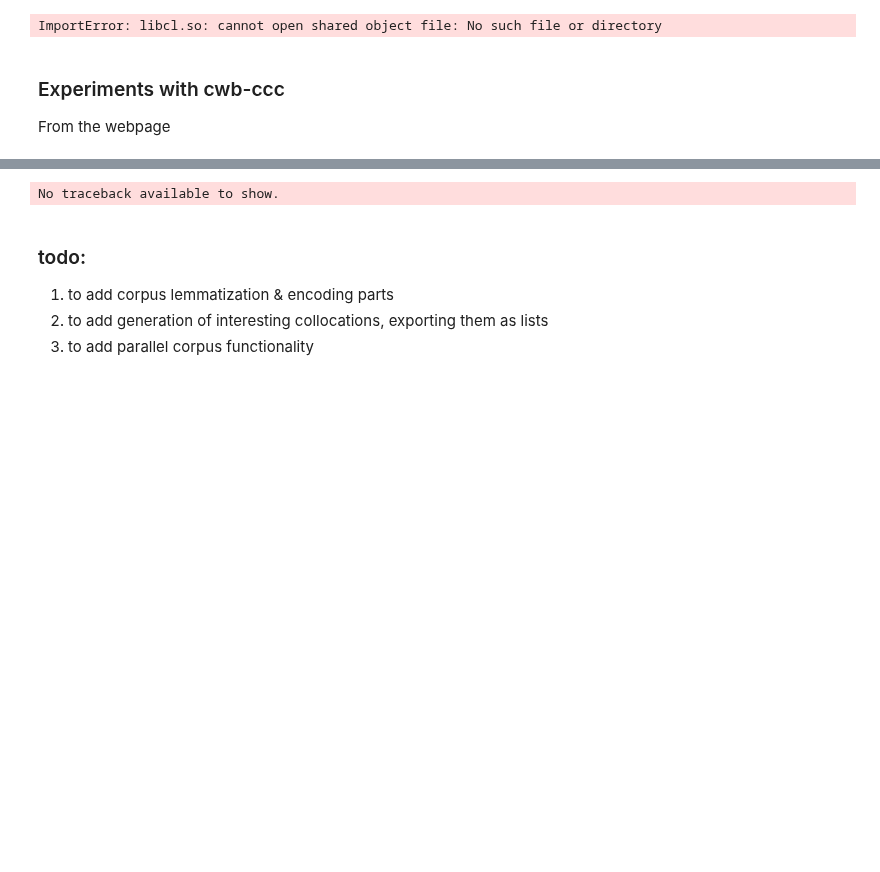
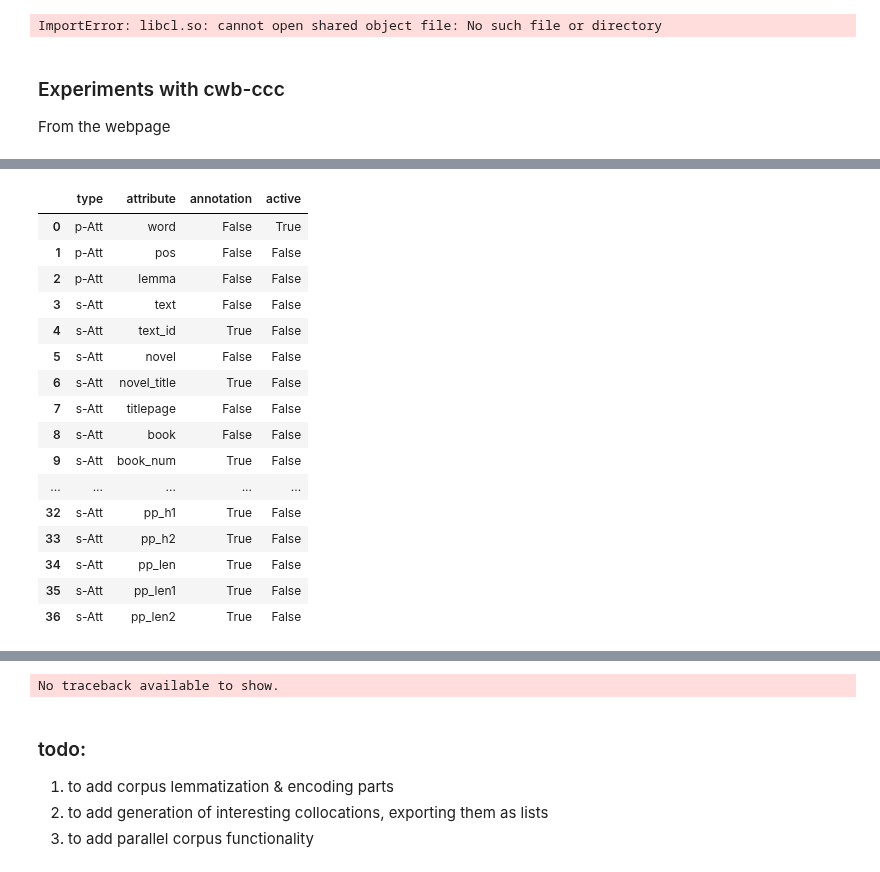
Before and after one commit to iued-uni-heidelberg/DAAD-Training-2021, a Jupyter notebook: cwb2024experimentsV10.ipynb, the cells around one changed output, grey strips where cells are left out. Saved outputs shown, nothing was run; the diff lists cells and outputs as text; code cells hidden in the pictures; blank space fills up the shorter version.

```diff
--- a/cwb2024experimentsV10.ipynb
+++ b/cwb2024experimentsV10.ipynb
@@ -475,5 +603,23 @@ dump.df
 # %%
-corpus.attributes_available
+corpus.available_attributes()
+# %% [output]
+|  | type | attribute | annotation | active |
+| 0 | p-Att | word | False | True |
+| 1 | p-Att | pos | False | False |
+| 2 | p-Att | lemma | False | False |
+| 3 | s-Att | text | False | False |
+| 4 | s-Att | text_id | True | False |
+| 5 | s-Att | novel | False | False |
+| 6 | s-Att | novel_title | True | False |
+| 7 | s-Att | titlepage | False | False |
+| 8 | s-Att | book | False | False |
+| 9 | s-Att | book_num | True | False |
+| ... | ... | ... | ... | ... |
+| 32 | s-Att | pp_h1 | True | False |
+| 33 | s-Att | pp_h2 | True | False |
+| 34 | s-Att | pp_len | True | False |
+| 35 | s-Att | pp_len1 | True | False |
+| 36 | s-Att | pp_len2 | True | False |
 # %%
 query = r'"question"'
 dump = corpus.query(query)
```
Also changed, not shown: parts of 33 cells of this notebook.
